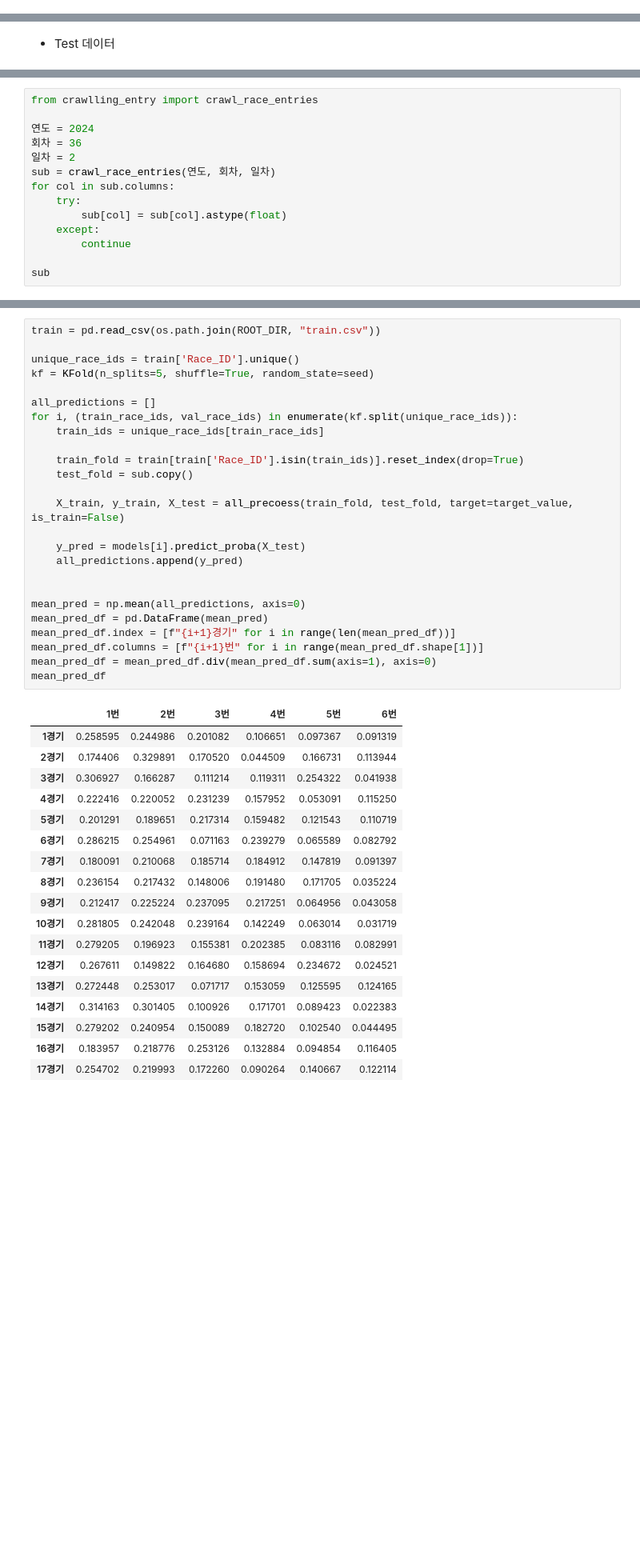
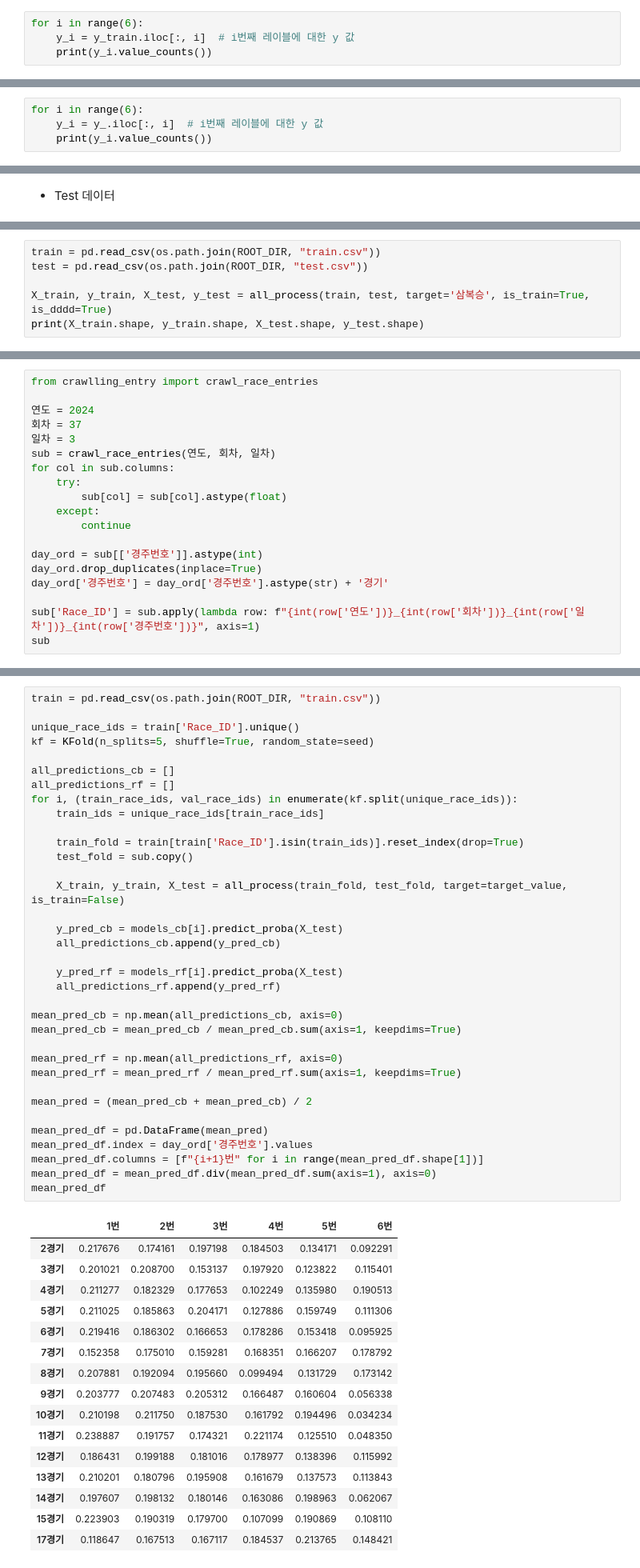
Before and after one commit to EunHak0501/KBoat, a Jupyter notebook: base_line.ipynb, the cells around one changed output, grey strips where cells are left out. Shown: that part at 80% size. Drawn from its saved outputs; the diff is of its cells as text; blank space fills up the shorter version.

```diff
--- a/base_line.ipynb
+++ b/base_line.ipynb
@@ -535,0 +736,4 @@ print(X_train.shape, y_train.shape, X_test.shape, y_test.shape)
+# %%
+for i in range(6):
+    y_i = y_train.iloc[:, i]  # i번째 레이블에 대한 y 값
+    print(y_i.value_counts())
@@ -535,0 +855,4 @@ print(X_train.shape, y_train.shape, X_test.shape, y_test.shape)
+# %%
+for i in range(6):
+    y_i = y_.iloc[:, i]  # i번째 레이블에 대한 y 값
+    print(y_i.value_counts())
@@ -663,0 +1250,6 @@ if contain_연승:
+# %%
+train = pd.read_csv(os.path.join(ROOT_DIR, "train.csv"))
+test = pd.read_csv(os.path.join(ROOT_DIR, "test.csv"))
+
+X_train, y_train, X_test, y_test = all_process(train, test, target='삼복승', is_train=True, is_dddd=True)
+print(X_train.shape, y_train.shape, X_test.shape, y_test.shape)
@@ -684,8 +1296,8 @@ if contain_연승:
 from crawlling_entry import crawl_race_entries
 
 연도 = 2024
-회차 = 36
-일차 = 2
+회차 = 37
+일차 = 3
 sub = crawl_race_entries(연도, 회차, 일차)
 for col in sub.columns:
     try:
@@ -693,5 +1305,10 @@ for col in sub.columns:
     except:
         continue
 
+day_ord = sub[['경주번호']].astype(int)
+day_ord.drop_duplicates(inplace=True)
+day_ord['경주번호'] = day_ord['경주번호'].astype(str) + '경기'
+
+sub['Race_ID'] = sub.apply(lambda row: f"{int(row['연도'])}_{int(row['회차'])}_{int(row['일차'])}_{int(row['경주번호'])}", axis=1)
 sub
 # %% [output]
@@ -711,44 +1330,52 @@ sub
 # %%
 train = pd.read_csv(os.path.join(ROOT_DIR, "train.csv"))
 
 unique_race_ids = train['Race_ID'].unique()
 kf = KFold(n_splits=5, shuffle=True, random_state=seed)
 
-all_predictions = []
+all_predictions_cb = []
+all_predictions_rf = []
 for i, (train_race_ids, val_race_ids) in enumerate(kf.split(unique_race_ids)):
     train_ids = unique_race_ids[train_race_ids]
 
     train_fold = train[train['Race_ID'].isin(train_ids)].reset_index(drop=True)
     test_fold = sub.copy()
 
-    X_train, y_train, X_test = all_precoess(train_fold, test_fold, target=target_value, is_train=False)
+    X_train, y_train, X_test = all_process(train_fold, test_fold, target=target_value, is_train=False)
 
-    y_pred = models[i].predict_proba(X_test)
-    all_predictions.append(y_pred)
+    y_pred_cb = models_cb[i].predict_proba(X_test)
+    all_predictions_cb.append(y_pred_cb)
 
+    y_pred_rf = models_rf[i].predict_proba(X_test)
+    all_predictions_rf.append(y_pred_rf)
 
-mean_pred = np.mean(all_predictions, axis=0)
+mean_pred_cb = np.mean(all_predictions_cb, axis=0)
+mean_pred_cb = mean_pred_cb / mean_pred_cb.sum(axis=1, keepdims=True)
+
+mean_pred_rf = np.mean(all_predictions_rf, axis=0)
+mean_pred_rf = mean_pred_rf / mean_pred_rf.sum(axis=1, keepdims=True)
+
+mean_pred = (mean_pred_cb + mean_pred_cb) / 2
+
 mean_pred_df = pd.DataFrame(mean_pred)
-mean_pred_df.index = [f"{i+1}경기" for i in range(len(mean_pred_df))]
+mean_pred_df.index = day_ord['경주번호'].values
 mean_pred_df.columns = [f"{i+1}번" for i in range(mean_pred_df.shape[1])]
 mean_pred_df = mean_pred_df.div(mean_pred_df.sum(axis=1), axis=0)
 mean_pred_df
 # %% [output]
 |  | 1번 | 2번 | 3번 | 4번 | 5번 | 6번 |
-| 1경기 | 0.258595 | 0.244986 | 0.201082 | 0.106651 | 0.097367 | 0.091319 |
-| 2경기 | 0.174406 | 0.329891 | 0.170520 | 0.044509 | 0.166731 | 0.113944 |
-| 3경기 | 0.306927 | 0.166287 | 0.111214 | 0.119311 | 0.254322 | 0.041938 |
-| 4경기 | 0.222416 | 0.220052 | 0.231239 | 0.157952 | 0.053091 | 0.115250 |
-| 5경기 | 0.201291 | 0.189651 | 0.217314 | 0.159482 | 0.121543 | 0.110719 |
-| 6경기 | 0.286215 | 0.254961 | 0.071163 | 0.239279 | 0.065589 | 0.082792 |
-| 7경기 | 0.180091 | 0.210068 | 0.185714 | 0.184912 | 0.147819 | 0.091397 |
-| 8경기 | 0.236154 | 0.217432 | 0.148006 | 0.191480 | 0.171705 | 0.035224 |
-| 9경기 | 0.212417 | 0.225224 | 0.237095 | 0.217251 | 0.064956 | 0.043058 |
-| 10경기 | 0.281805 | 0.242048 | 0.239164 | 0.142249 | 0.063014 | 0.031719 |
-| 11경기 | 0.279205 | 0.196923 | 0.155381 | 0.202385 | 0.083116 | 0.082991 |
-| 12경기 | 0.267611 | 0.149822 | 0.164680 | 0.158694 | 0.234672 | 0.024521 |
-| 13경기 | 0.272448 | 0.253017 | 0.071717 | 0.153059 | 0.125595 | 0.124165 |
-| 14경기 | 0.314163 | 0.301405 | 0.100926 | 0.171701 | 0.089423 | 0.022383 |
-| 15경기 | 0.279202 | 0.240954 | 0.150089 | 0.182720 | 0.102540 | 0.044495 |
-| 16경기 | 0.183957 | 0.218776 | 0.253126 | 0.132884 | 0.094854 | 0.116405 |
-| 17경기 | 0.254702 | 0.219993 | 0.172260 | 0.090264 | 0.140667 | 0.122114 |
+| 2경기 | 0.217676 | 0.174161 | 0.197198 | 0.184503 | 0.134171 | 0.092291 |
+| 3경기 | 0.201021 | 0.208700 | 0.153137 | 0.197920 | 0.123822 | 0.115401 |
+| 4경기 | 0.211277 | 0.182329 | 0.177653 | 0.102249 | 0.135980 | 0.190513 |
+| 5경기 | 0.211025 | 0.185863 | 0.204171 | 0.127886 | 0.159749 | 0.111306 |
+| 6경기 | 0.219416 | 0.186302 | 0.166653 | 0.178286 | 0.153418 | 0.095925 |
+| 7경기 | 0.152358 | 0.175010 | 0.159281 | 0.168351 | 0.166207 | 0.178792 |
+| 8경기 | 0.207881 | 0.192094 | 0.195660 | 0.099494 | 0.131729 | 0.173142 |
+| 9경기 | 0.203777 | 0.207483 | 0.205312 | 0.166487 | 0.160604 | 0.056338 |
+| 10경기 | 0.210198 | 0.211750 | 0.187530 | 0.161792 | 0.194496 | 0.034234 |
+| 11경기 | 0.238887 | 0.191757 | 0.174321 | 0.221174 | 0.125510 | 0.048350 |
+| 12경기 | 0.186431 | 0.199188 | 0.181016 | 0.178977 | 0.138396 | 0.115992 |
+| 13경기 | 0.210201 | 0.180796 | 0.195908 | 0.161679 | 0.137573 | 0.113843 |
+| 14경기 | 0.197607 | 0.198132 | 0.180146 | 0.163086 | 0.198963 | 0.062067 |
+| 15경기 | 0.223903 | 0.190319 | 0.179700 | 0.107099 | 0.190869 | 0.108110 |
+| 17경기 | 0.118647 | 0.167513 | 0.167117 | 0.184537 | 0.213765 | 0.148421 |
```
Also changed, not shown: parts of 54 cells of this notebook, 22 other files.
